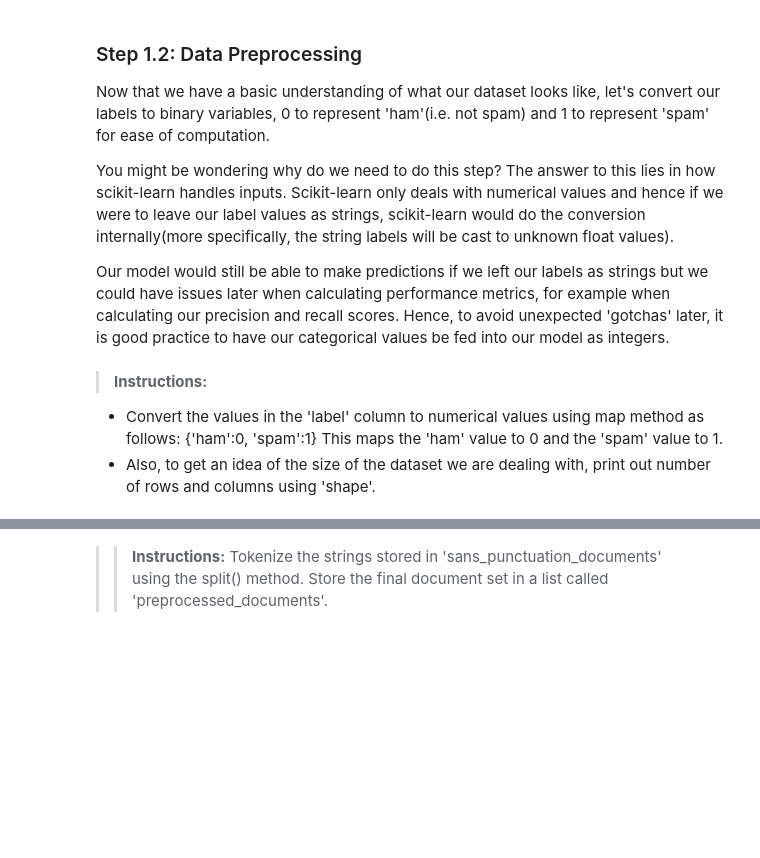
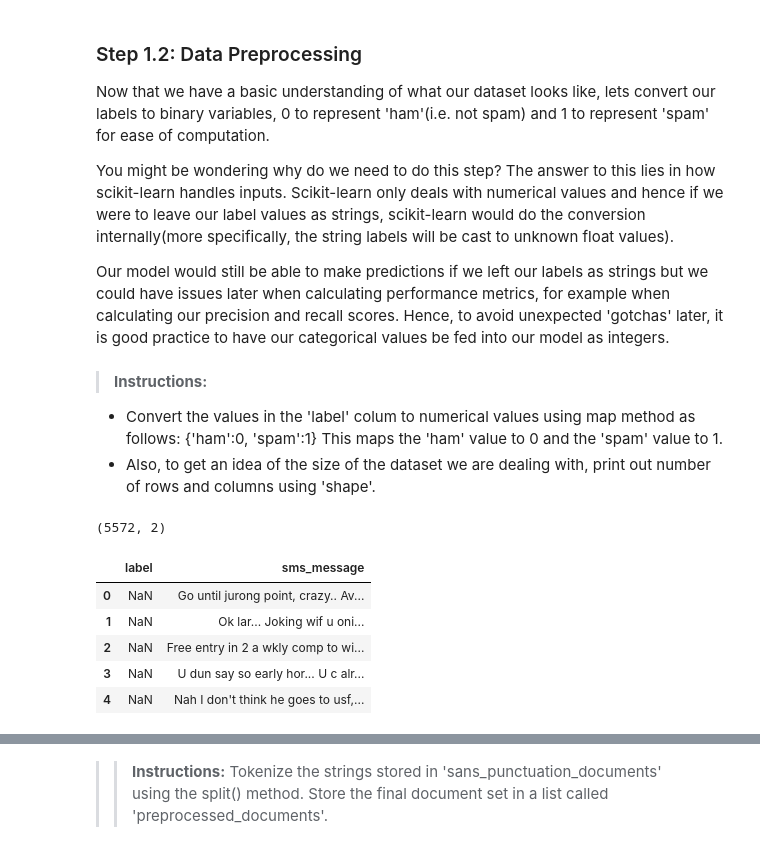
Before and after one commit to Chaklader/part-of-speech-tagging, a Jupyter notebook: lectures/spam_classifier_naive_bayes.ipynb, the cells around one changed output, grey strips where cells are left out. Saved outputs shown, nothing was run; the diff lists cells and outputs as text; code cells hidden in the pictures; blank space fills up the shorter version.

```diff
--- a/lectures/spam_classifier_naive_bayes.ipynb
+++ b/lectures/spam_classifier_naive_bayes.ipynb
@@ -87,20 +72,30 @@ df.head()
 # %% [markdown]
 ### Step 1.2: Data Preprocessing ###
 
-Now that we have a basic understanding of what our dataset looks like, let's convert our labels to binary variables, 0 to represent 'ham'(i.e. not spam) and 1 to represent 'spam' for ease of computation.
+Now that we have a basic understanding of what our dataset looks like, lets convert our labels to binary variables, 0 to represent 'ham'(i.e. not spam) and 1 to represent 'spam' for ease of computation.
 
 You might be wondering why do we need to do this step? The answer to this lies in how scikit-learn handles inputs. Scikit-learn only deals with numerical values and hence if we were to leave our label values as strings, scikit-learn would do the conversion internally(more specifically, the string labels will be cast to unknown float values).
 
 Our model would still be able to make predictions if we left our labels as strings but we could have issues later when calculating performance metrics, for example when calculating our precision and recall scores. Hence, to avoid unexpected 'gotchas' later, it is good practice to have our categorical values be fed into our model as integers.
 # %% [markdown]
 >**Instructions:**
-* Convert the values in the 'label' column to numerical values using map method as follows:
+* Convert the values in the 'label' colum to numerical values using map method as follows:
 {'ham':0, 'spam':1} This maps the 'ham' value to 0 and the 'spam' value to 1.
 * Also, to get an idea of the size of the dataset we are dealing with, print out number of rows and columns using
 'shape'.
 # %%
 '''
 Solution
 '''
-df['label'] = df.label.map(# TODO))
+df['label'] = df.label.map({'ham':0, 'spam':1})
+print(df.shape)
+df.head() # returns (rows, columns)
+# %% [output]
+(5572, 2)
+|  | label | sms_message |
+| 0 | NaN | Go until jurong point, crazy.. Av... |
+| 1 | NaN | Ok lar... Joking wif u oni... |
+| 2 | NaN | Free entry in 2 a wkly comp to wi... |
+| 3 | NaN | U dun say so early hor... U c alr... |
+| 4 | NaN | Nah I don't think he goes to usf,... |
 # %% [markdown]
```
Also changed, not shown: parts of 57 cells of this notebook, 5 other files.
